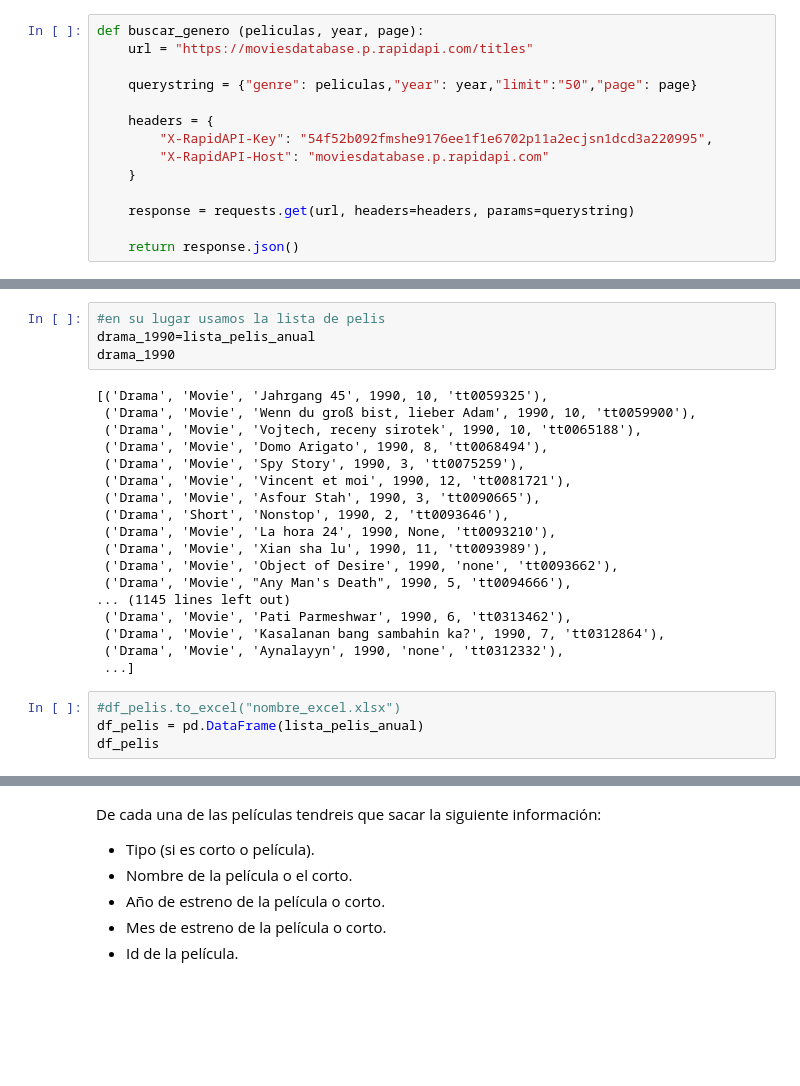
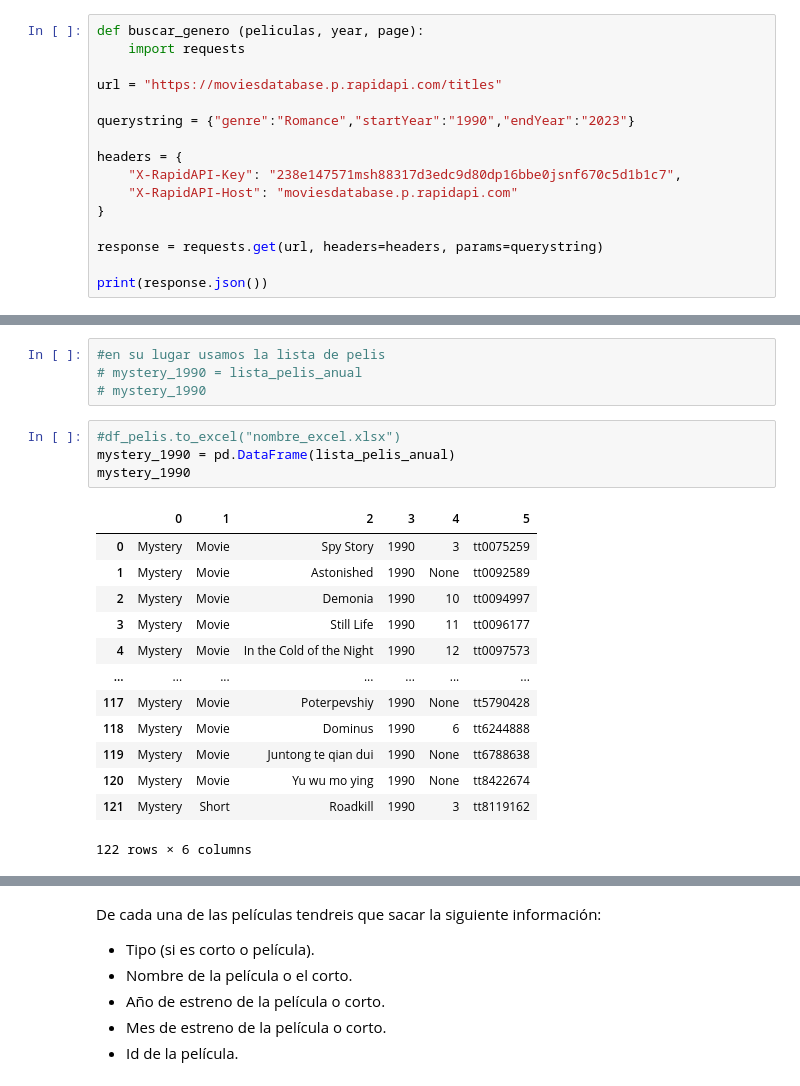
Before and after one commit to Adalab/proyecto-da-promo-f-modulo-2-team-Lumiere, a Jupyter notebook: fase-1-prueba-api.ipynb, the cells around one changed output, grey strips where cells are left out. Drawn from its saved outputs; the diff is of its cells as text; blank space fills up the shorter version.

Commit message:
apis pelis

```diff
--- a/fase-1-prueba-api.ipynb
+++ b/fase-1-prueba-api.ipynb
@@ -4,17 +6,19 @@ import pandas as pd
 # %%
 def buscar_genero (peliculas, year, page):
-	url = "https://moviesdatabase.p.rapidapi.com/titles"
+	import requests
 
-	querystring = {"genre": peliculas,"year": year,"limit":"50","page": page}
+url = "https://moviesdatabase.p.rapidapi.com/titles"
 
-	headers = {
-		"X-RapidAPI-Key": "54f52b092fmshe9176ee1f1e6702p11a2ecjsn1dcd3a220995",
-		"X-RapidAPI-Host": "moviesdatabase.p.rapidapi.com"
-	}
+querystring = {"genre":"Romance","startYear":"1990","endYear":"2023"}
 
-	response = requests.get(url, headers=headers, params=querystring)
+headers = {
+	"X-RapidAPI-Key": "238e147571msh88317d3edc9d80dp16bbe0jsnf670c5d1b1c7",
+	"X-RapidAPI-Host": "moviesdatabase.p.rapidapi.com"
+}
 
-	return response.json()
+response = requests.get(url, headers=headers, params=querystring)
+
+print(response.json())
 # %%
 
 
@@ -68,26 +75,22 @@ drama_1990 = buscar_peli("Drama", "1990")
 # %%
 #en su lugar usamos la lista de pelis
-drama_1990=lista_pelis_anual
-drama_1990
+# mystery_1990 = lista_pelis_anual
+# mystery_1990
-# %% [output]
-[('Drama', 'Movie', 'Jahrgang 45', 1990, 10, 'tt0059325'),
- ('Drama', 'Movie', 'Wenn du groß bist, lieber Adam', 1990, 10, 'tt0059900'),
- ('Drama', 'Movie', 'Vojtech, receny sirotek', 1990, 10, 'tt0065188'),
- ('Drama', 'Movie', 'Domo Arigato', 1990, 8, 'tt0068494'),
- ('Drama', 'Movie', 'Spy Story', 1990, 3, 'tt0075259'),
- ('Drama', 'Movie', 'Vincent et moi', 1990, 12, 'tt0081721'),
- ('Drama', 'Movie', 'Asfour Stah', 1990, 3, 'tt0090665'),
- ('Drama', 'Short', 'Nonstop', 1990, 2, 'tt0093646'),
- ('Drama', 'Movie', 'La hora 24', 1990, None, 'tt0093210'),
- ('Drama', 'Movie', 'Xian sha lu', 1990, 11, 'tt0093989'),
- ('Drama', 'Movie', 'Object of Desire', 1990, 'none', 'tt0093662'),
- ('Drama', 'Movie', "Any Man's Death", 1990, 5, 'tt0094666'),
-... (1145 lines left out)
- ('Drama', 'Movie', 'Pati Parmeshwar', 1990, 6, 'tt0313462'),
- ('Drama', 'Movie', 'Kasalanan bang sambahin ka?', 1990, 7, 'tt0312864'),
- ('Drama', 'Movie', 'Aynalayyn', 1990, 'none', 'tt0312332'),
- ...]
 # %%
 #df_pelis.to_excel("nombre_excel.xlsx")
-df_pelis = pd.DataFrame(lista_pelis_anual)
-df_pelis
+mystery_1990 = pd.DataFrame(lista_pelis_anual)
+mystery_1990
+# %% [output]
+|  | 0 | 1 | 2 | 3 | 4 | 5 |
+| 0 | Mystery | Movie | Spy Story | 1990 | 3 | tt0075259 |
+| 1 | Mystery | Movie | Astonished | 1990 | None | tt0092589 |
+| 2 | Mystery | Movie | Demonia | 1990 | 10 | tt0094997 |
+| 3 | Mystery | Movie | Still Life | 1990 | 11 | tt0096177 |
+| 4 | Mystery | Movie | In the Cold of the Night | 1990 | 12 | tt0097573 |
+| ... | ... | ... | ... | ... | ... | ... |
+| 117 | Mystery | Movie | Poterpevshiy | 1990 | None | tt5790428 |
+| 118 | Mystery | Movie | Dominus | 1990 | 6 | tt6244888 |
+| 119 | Mystery | Movie | Juntong te qian dui | 1990 | None | tt6788638 |
+| 120 | Mystery | Movie | Yu wu mo ying | 1990 | None | tt8422674 |
+| 121 | Mystery | Short | Roadkill | 1990 | 3 | tt8119162 |
+122 rows × 6 columns
```
Also changed, not shown: parts of 46 cells of this notebook, 2 other files.
